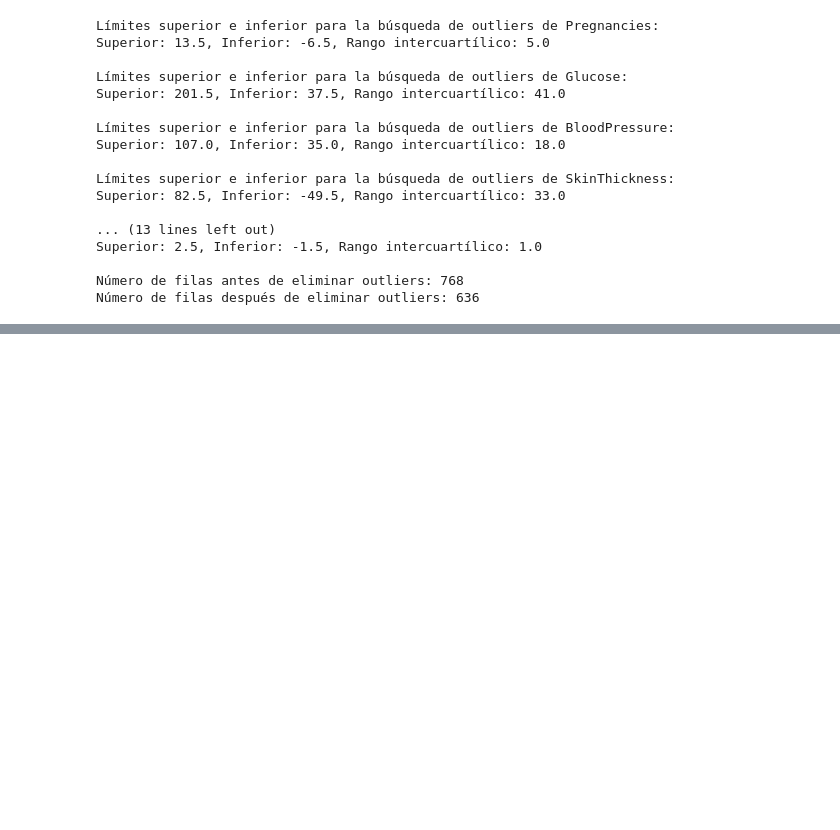
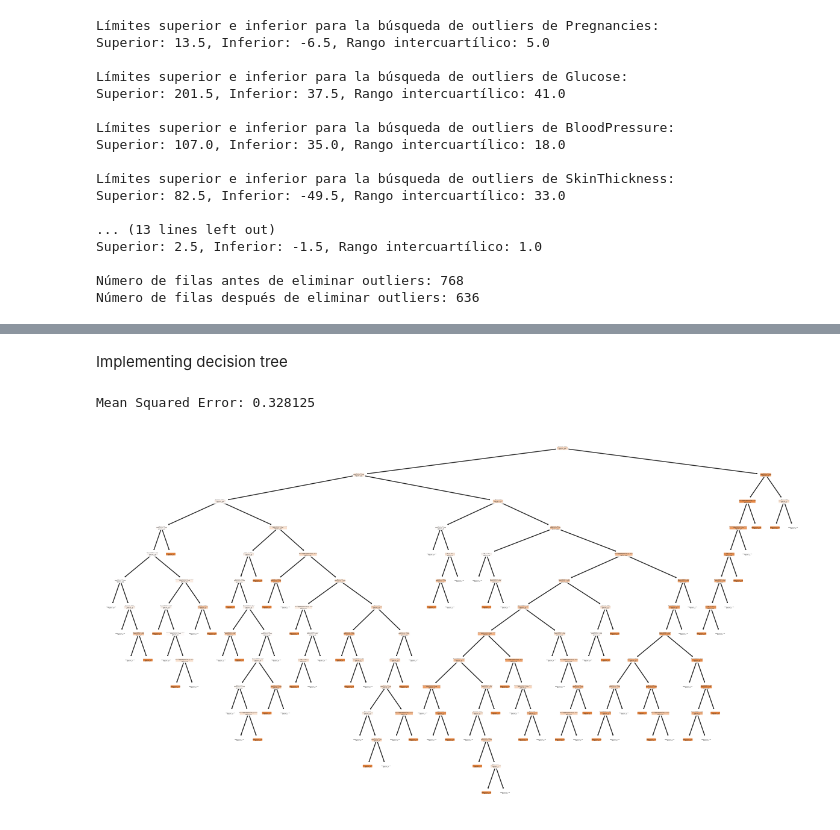
Before and after one commit to Munchkinland/Decision-Tree, a Jupyter notebook: src/explore.ipynb, the cells around one changed output, grey strips where cells are left out. Drawn from its saved outputs; the diff is of its cells as text; code cells hidden in the pictures; blank space fills up the shorter version.

```diff
--- a/src/explore.ipynb
+++ b/src/explore.ipynb
@@ -563,0 +654,2 @@ Número de filas después de eliminar outliers: 636
+# %%
+total_data.drop('Pregnancies', axis=1, inplace=True)
@@ -563,0 +688,40 @@ Número de filas después de eliminar outliers: 636
+# %% [markdown]
+Implementing decision tree
+# %%
+import pandas as pd
+from sklearn.model_selection import train_test_split
+from sklearn.tree import DecisionTreeRegressor
+from sklearn.metrics import mean_squared_error
+import matplotlib.pyplot as plt
+from sklearn.tree import plot_tree
+
+# Assuming total_data is your DataFrame
+# If you haven't loaded your data yet, make sure to do so before running this code
+
+# Select features and target variable
+features = ['Glucose', 'BloodPressure', 'SkinThickness', 'Insulin', 'BMI', 'DiabetesPedigreeFunction', 'Age']
+target = 'Outcome'
+
+# Split the data into training and testing sets
+X_train, X_test, y_train, y_test = train_test_split(total_data[features], total_data[target], test_size=0.2, random_state=42)
+
+# Initialize the Decision Tree Regressor
+regressor = DecisionTreeRegressor(random_state=42)
+
+# Train the model
+regressor.fit(X_train, y_train)
+
+# Predict on the test set
+y_pred = regressor.predict(X_test)
+
+# Evaluate the model using Mean Squared Error
+mse = mean_squared_error(y_test, y_pred)
+print(f"Mean Squared Error: {mse}")
+
+# Visualize the decision tree
+plt.figure(figsize=(15, 8))
+plot_tree(regressor, feature_names=features, filled=True, rounded=True, class_names=['No Diabetes', 'Diabetes'])
+plt.show()
+# %% [output]
+Mean Squared Error: 0.328125
+[figure, added]
```
Also changed, not shown: parts of 26 cells of this notebook.
